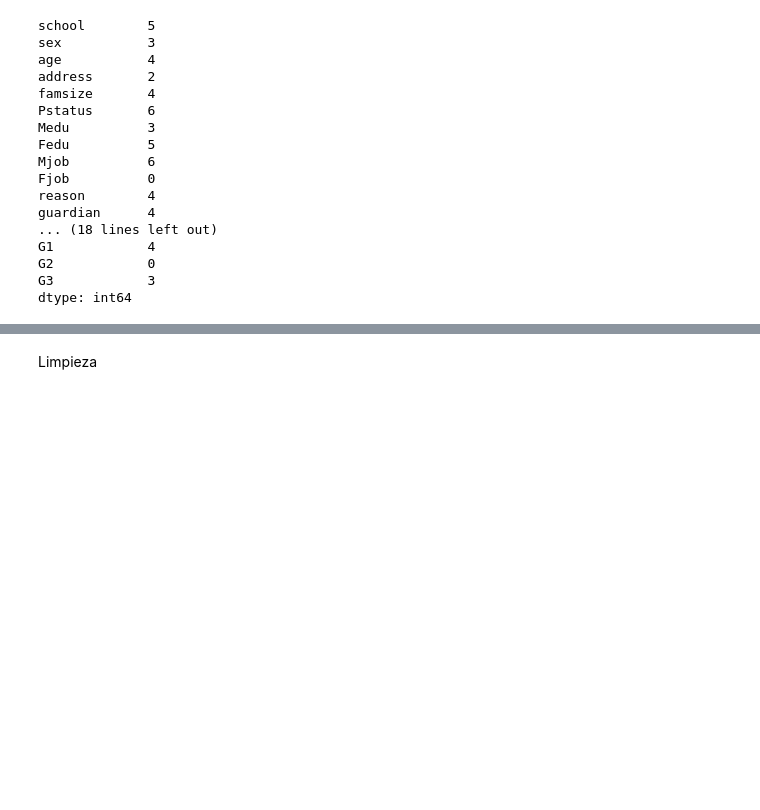
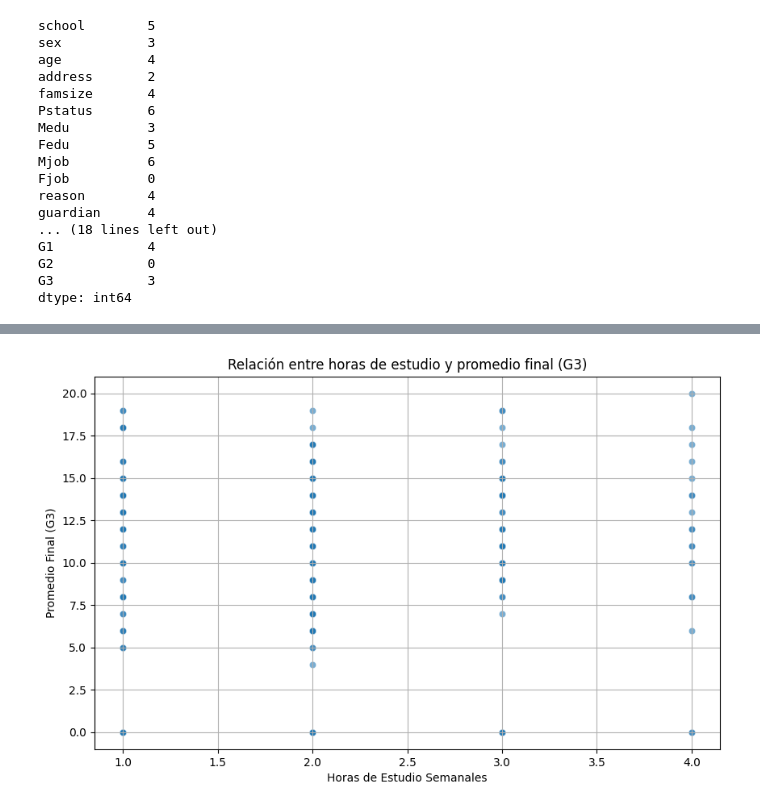
Before and after one commit to TomasCastilloF/Desempeno_Academico_Un_Modelo_Predictivo_Basado_en_Factores_Sociodemograficos_y_Conductuales, a Jupyter notebook: Desempeño_académico.ipynb, the cells around one changed output, grey strips where cells are left out. Saved outputs shown, nothing was run; the diff lists cells and outputs as text; code cells hidden in the pictures; blank space fills up the shorter version.

```diff
--- a/Desempeño_académico.ipynb
+++ b/Desempeño_académico.ipynb
@@ -114,6 +145,4 @@ data.head()
 # convertir columnas tipo numericas a numericas, gestionando posibles errores
 numeric_columns = ['age', 'Medu', 'Fedu', 'traveltime', 'studytime', 'failures', 'famrel', 'freetime', 'goout', 'Dalc', 'health', 'Walc', 'absences', 'G1', 'G3']
 for col in numeric_columns:
-    if data[col].dtype == 'object':
-        data[col] = pd.to_numeric(data[col].str.strip('"'), errors='coerce')
-    else: print(f"La columna '{col}' ya es numérica.")
+    data[col] = pd.to_numeric(data[col].str.strip('"'), errors='coerce')
@@ -138,10 +169,11 @@ G1            4
 G2            0
 G3            3
 dtype: int64
+# %%
+data = data.dropna()
 # %%
-# convertiremos las columnas escritas como string a int
+# convertiremos las columnas escritas como string a float
 
-data[['age', 'goout', 'health']] = data[['age', 'goout', 'health']].apply(lambda col: col.str.strip('"')).astype(int)
-
+data.loc[:, ['age', 'goout', 'health']] = data[['age', 'goout', 'health']].astype(str).apply(lambda col: col.str.strip('"')).astype(float)
 data.head()
 # %% [output]
@@ -149,2 +187,11 @@ AttributeError: Can only use .str accessor with string values!
-# %% [markdown]
-Limpieza
+# %%
+# Gráfico de dispersión para studytime vs G3
+plt.figure(figsize=(10, 6))
+sns.scatterplot(data=data, x='studytime', y='G3', alpha=0.6)
+plt.title('Relación entre horas de estudio y promedio final (G3)')
+plt.xlabel('Horas de Estudio Semanales')
+plt.ylabel('Promedio Final (G3)')
+plt.grid()
+plt.show()
+# %% [output]
+[figure, added]
```
Also changed, not shown: parts of 29 cells of this notebook.
